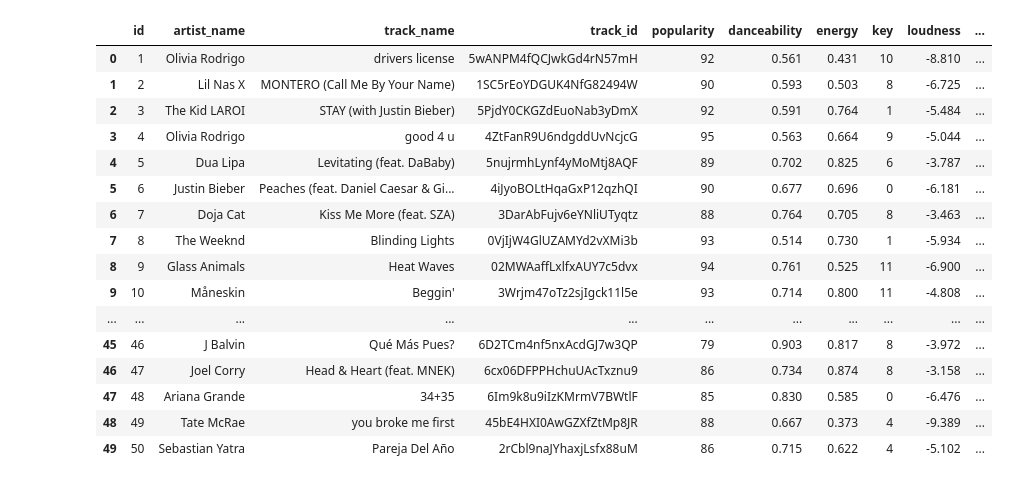
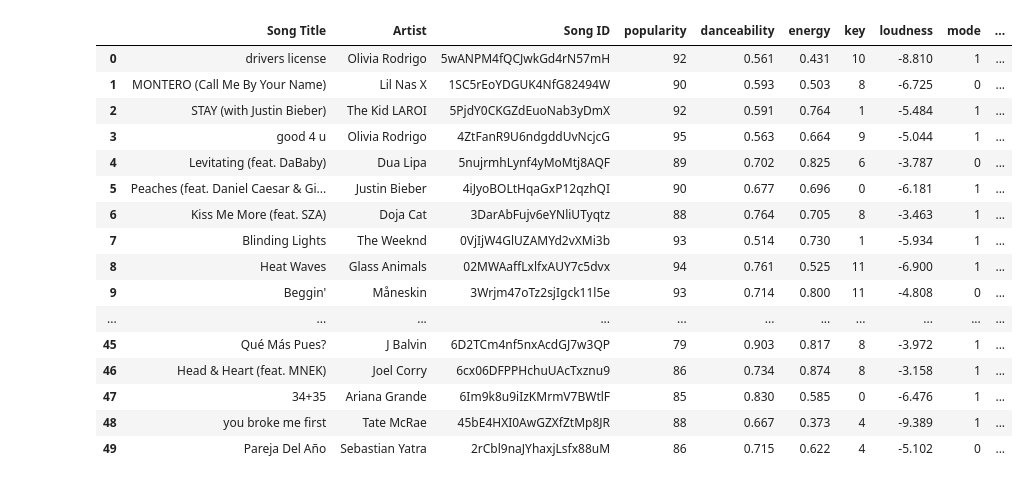
Before and after one commit to codyallison/Spotify-Top-Hits-Data-Analysis, a Jupyter notebook: Data/2021_playlist.ipynb, the cells around one changed output. Saved outputs shown, nothing was run; the diff lists cells and outputs as text; code cells hidden in the pictures.

```diff
--- a/Data/2021_playlist.ipynb
+++ b/Data/2021_playlist.ipynb
@@ -33,22 +34,26 @@ tracks_df_21
-# %%
-tracks_df_21['top year'] = '2021'
-tracks_df_21
-# %% [output]
-|  | id | artist_name | track_name | track_id | popularity | danceability | energy | key | loudness | ... |
-| 0 | 1 | Olivia Rodrigo | drivers license | 5wANPM4fQCJwkGd4rN57mH | 92 | 0.561 | 0.431 | 10 | -8.810 | ... |
-| 1 | 2 | Lil Nas X | MONTERO (Call Me By Your Name) | 1SC5rEoYDGUK4NfG82494W | 90 | 0.593 | 0.503 | 8 | -6.725 | ... |
-| 2 | 3 | The Kid LAROI | STAY (with Justin Bieber) | 5PjdY0CKGZdEuoNab3yDmX | 92 | 0.591 | 0.764 | 1 | -5.484 | ... |
-| 3 | 4 | Olivia Rodrigo | good 4 u | 4ZtFanR9U6ndgddUvNcjcG | 95 | 0.563 | 0.664 | 9 | -5.044 | ... |
-| 4 | 5 | Dua Lipa | Levitating (feat. DaBaby) | 5nujrmhLynf4yMoMtj8AQF | 89 | 0.702 | 0.825 | 6 | -3.787 | ... |
-| 5 | 6 | Justin Bieber | Peaches (feat. Daniel Caesar & Gi... | 4iJyoBOLtHqaGxP12qzhQI | 90 | 0.677 | 0.696 | 0 | -6.181 | ... |
-| 6 | 7 | Doja Cat | Kiss Me More (feat. SZA) | 3DarAbFujv6eYNliUTyqtz | 88 | 0.764 | 0.705 | 8 | -3.463 | ... |
-| 7 | 8 | The Weeknd | Blinding Lights | 0VjIjW4GlUZAMYd2vXMi3b | 93 | 0.514 | 0.730 | 1 | -5.934 | ... |
-| 8 | 9 | Glass Animals | Heat Waves | 02MWAaffLxlfxAUY7c5dvx | 94 | 0.761 | 0.525 | 11 | -6.900 | ... |
-| 9 | 10 | Måneskin | Beggin' | 3Wrjm47oTz2sjIgck11l5e | 93 | 0.714 | 0.800 | 11 | -4.808 | ... |
-| ... | ... | ... | ... | ... | ... | ... | ... | ... | ... | ... |
-| 45 | 46 | J Balvin | Qué Más Pues? | 6D2TCm4nf5nxAcdGJ7w3QP | 79 | 0.903 | 0.817 | 8 | -3.972 | ... |
-| 46 | 47 | Joel Corry | Head & Heart (feat. MNEK) | 6cx06DFPPHchuUAcTxznu9 | 86 | 0.734 | 0.874 | 8 | -3.158 | ... |
-| 47 | 48 | Ariana Grande | 34+35 | 6Im9k8u9iIzKMrmV7BWtlF | 85 | 0.830 | 0.585 | 0 | -6.476 | ... |
-| 48 | 49 | Tate McRae | you broke me first | 45bE4HXI0AwGZXfZtMp8JR | 88 | 0.667 | 0.373 | 4 | -9.389 | ... |
-| 49 | 50 | Sebastian Yatra | Pareja Del Año | 2rCbl9naJYhaxjLsfx88uM | 86 | 0.715 | 0.622 | 4 | -5.102 | ... |
+# %%
+tracks_df_21['top year'] = '2021'
+tracks_df_21 = tracks_df_21[['Song Title', 'Artist', 'Song ID', 'popularity', 'danceability',
+       'energy', 'key', 'loudness', 'mode', 'speechiness', 'acousticness',
+       'instrumentalness', 'liveness', 'valence', 'bpm', 'duration (ms)',
+       'duration (secs)', 'top year']]
+tracks_df_21
+# %% [output]
+|  | Song Title | Artist | Song ID | popularity | danceability | energy | key | loudness | mode | ... |
+| 0 | drivers license | Olivia Rodrigo | 5wANPM4fQCJwkGd4rN57mH | 92 | 0.561 | 0.431 | 10 | -8.810 | 1 | ... |
+| 1 | MONTERO (Call Me By Your Name) | Lil Nas X | 1SC5rEoYDGUK4NfG82494W | 90 | 0.593 | 0.503 | 8 | -6.725 | 0 | ... |
+| 2 | STAY (with Justin Bieber) | The Kid LAROI | 5PjdY0CKGZdEuoNab3yDmX | 92 | 0.591 | 0.764 | 1 | -5.484 | 1 | ... |
+| 3 | good 4 u | Olivia Rodrigo | 4ZtFanR9U6ndgddUvNcjcG | 95 | 0.563 | 0.664 | 9 | -5.044 | 1 | ... |
+| 4 | Levitating (feat. DaBaby) | Dua Lipa | 5nujrmhLynf4yMoMtj8AQF | 89 | 0.702 | 0.825 | 6 | -3.787 | 0 | ... |
+| 5 | Peaches (feat. Daniel Caesar & Gi... | Justin Bieber | 4iJyoBOLtHqaGxP12qzhQI | 90 | 0.677 | 0.696 | 0 | -6.181 | 1 | ... |
+| 6 | Kiss Me More (feat. SZA) | Doja Cat | 3DarAbFujv6eYNliUTyqtz | 88 | 0.764 | 0.705 | 8 | -3.463 | 1 | ... |
+| 7 | Blinding Lights | The Weeknd | 0VjIjW4GlUZAMYd2vXMi3b | 93 | 0.514 | 0.730 | 1 | -5.934 | 1 | ... |
+| 8 | Heat Waves | Glass Animals | 02MWAaffLxlfxAUY7c5dvx | 94 | 0.761 | 0.525 | 11 | -6.900 | 1 | ... |
+| 9 | Beggin' | Måneskin | 3Wrjm47oTz2sjIgck11l5e | 93 | 0.714 | 0.800 | 11 | -4.808 | 0 | ... |
+| ... | ... | ... | ... | ... | ... | ... | ... | ... | ... | ... |
+| 45 | Qué Más Pues? | J Balvin | 6D2TCm4nf5nxAcdGJ7w3QP | 79 | 0.903 | 0.817 | 8 | -3.972 | 1 | ... |
+| 46 | Head & Heart (feat. MNEK) | Joel Corry | 6cx06DFPPHchuUAcTxznu9 | 86 | 0.734 | 0.874 | 8 | -3.158 | 1 | ... |
+| 47 | 34+35 | Ariana Grande | 6Im9k8u9iIzKMrmV7BWtlF | 85 | 0.830 | 0.585 | 0 | -6.476 | 1 | ... |
+| 48 | you broke me first | Tate McRae | 45bE4HXI0AwGZXfZtMp8JR | 88 | 0.667 | 0.373 | 4 | -9.389 | 1 | ... |
+| 49 | Pareja Del Año | Sebastian Yatra | 2rCbl9naJYhaxjLsfx88uM | 86 | 0.715 | 0.622 | 4 | -5.102 | 0 | ... |
 # %%
```
Also changed, not shown: parts of 3 cells of this notebook, 6 other files.
